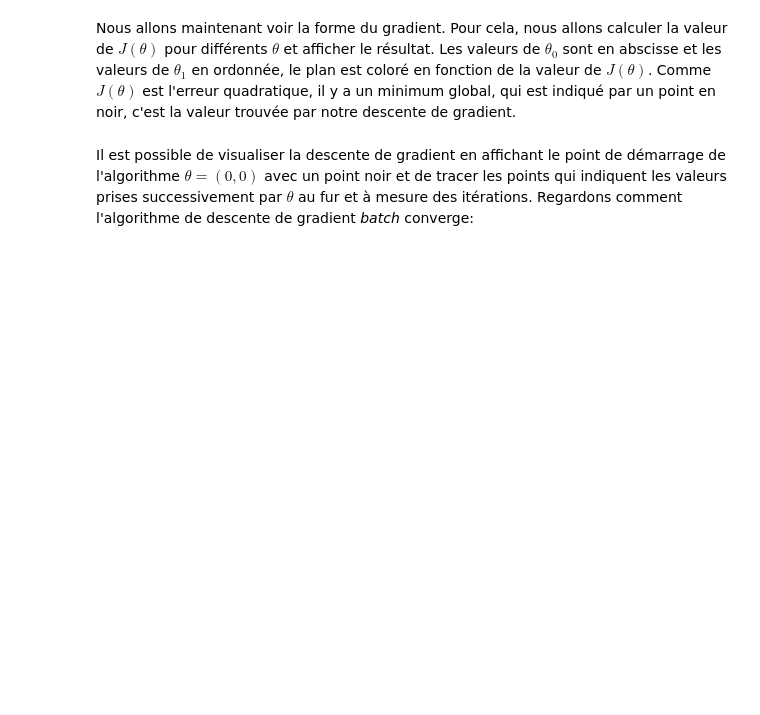
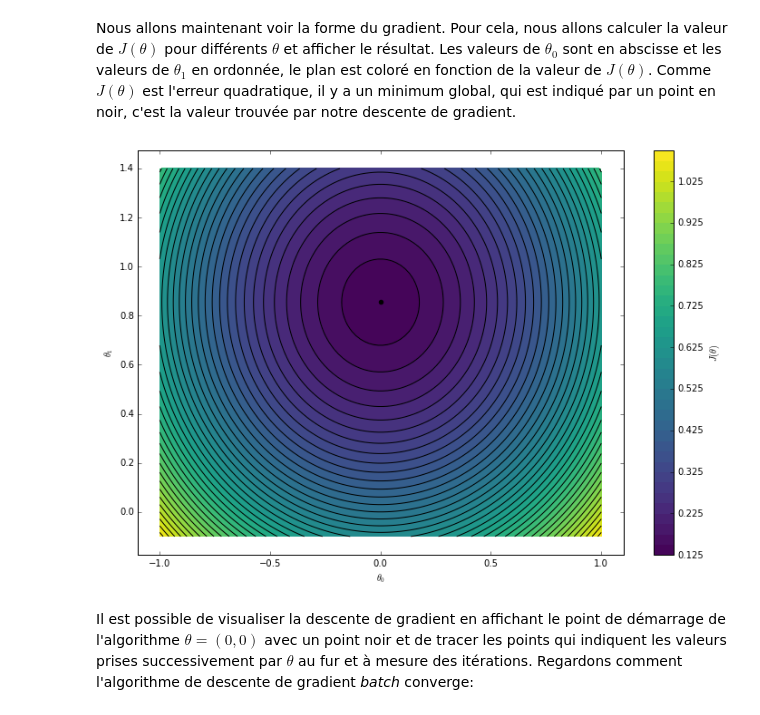
Before and after one commit to sylvchev/coursMLpython, a Jupyter notebook: 3a-RegressionLineaire-Immobilier.ipynb, the cells around one changed output. Saved outputs shown, nothing was run; the diff lists cells and outputs as text; code cells hidden in the pictures; blank space fills up the shorter version.

```diff
--- a/3a-RegressionLineaire-Immobilier.ipynb
+++ b/3a-RegressionLineaire-Immobilier.ipynb
@@ -275,25 +293,28 @@ Nous allons maintenant voir la forme du gradient. Pour cela, nous allons calcule
 # %%
 theta0_vals = linspace(-1, 1, 100)
 theta1_vals = linspace(-0.1, 1.4, 100)
 J_vals = zeros(shape=(theta0_vals.size, theta1_vals.size))
 for t1, theta0 in enumerate(theta0_vals):
     for t2, theta1 in enumerate(theta1_vals):
         J_vals[t1, t2] = J(array([theta0, theta1]), X, Y)
 J_vals = J_vals.T
 
 def plot_gradient(theta0_vals, theta1_vals, Z):
     levels = logspace(2, 8, 40)
-    plt.set_cmap(cm.hsv)
+    plt.set_cmap(cm.viridis)
     plt.contourf(theta0_vals, theta1_vals, Z, 40)
     cbar = plt.colorbar()
     cbar.set_label(r'$J(\theta)$')
     v = plt.axis()
     plt.contour(theta0_vals, theta1_vals, Z, 40, hold=True, colors='k')
     plt.xlabel(r'$\theta_0$')
     plt.ylabel(r'$\theta_1$')
 
+plt.rcParams["figure.figsize"]=[12., 8.]
 plot_gradient(theta0_vals, theta1_vals, J_vals)
-plt.scatter(theta_stoch[0], theta_stoch[1], c='k')
+_ = plt.scatter(theta_stoch[0], theta_stoch[1], c='k')
+# %% [output]
+[figure, added]
 # %% [markdown]
 Il est possible de visualiser la descente de gradient en affichant le point de démarrage de l'algorithme $\theta = (0,0)$ avec un point noir et de tracer les points qui indiquent les valeurs prises successivement par $\theta$ au fur et à mesure des itérations. Regardons comment l'algorithme de descente de gradient *batch* converge:
 # %%
```
Also changed, not shown: parts of 13 cells of this notebook, 1 other file.
